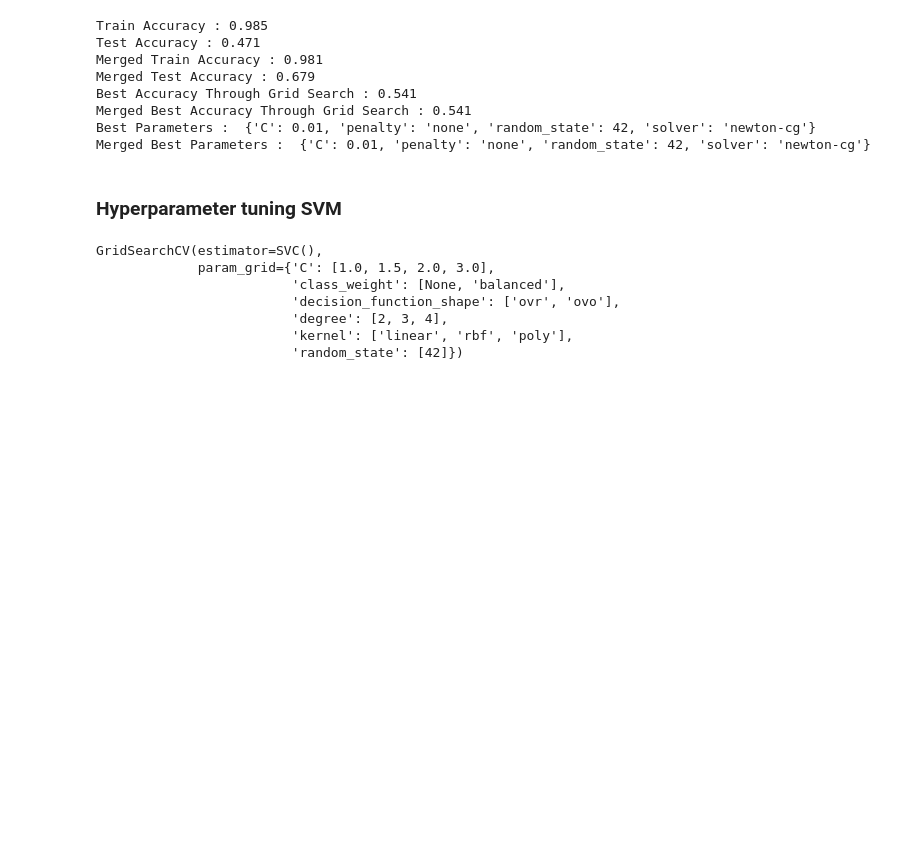
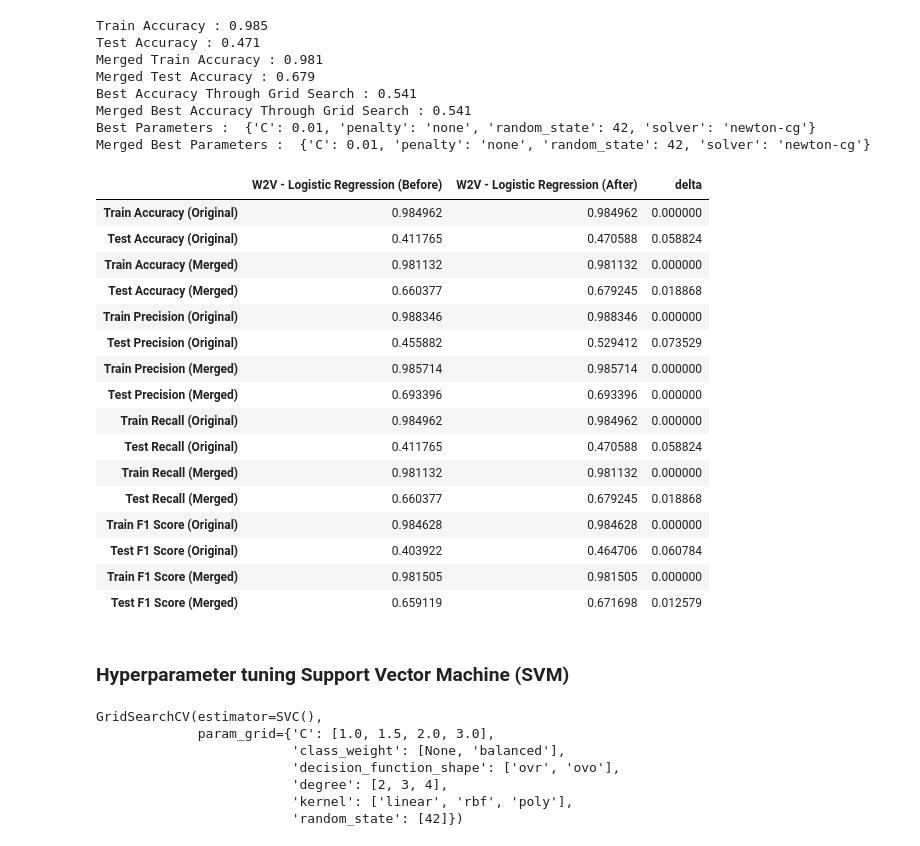
Before and after one commit to tobiasmj97/M3_Semester_Project, a Jupyter notebook: da_chatbot.ipynb, the cells around one changed output. Drawn from its saved outputs; the diff is of its cells as text; code cells hidden in the pictures; blank space fills up the shorter version.

```diff
--- a/da_chatbot.ipynb
+++ b/da_chatbot.ipynb
@@ -1374,7 +1936,7 @@ model_tfidf_rf = make_pipeline(tfidf, rf)
 model_tfidf_rf.fit(X_train, y_train)
 
 # Fitting the TF-IDF and Random Forest model on the merged training set
-model_tfidf_rf.fit(X_train_merged, y_train_merged)
+model_tfidf_rf_merged.fit(X_train_merged, y_train_merged)
 # %% [output]
 Pipeline(steps=[('tfidfvectorizer', TfidfVectorizer()),
                 ('randomforestclassifier', RandomForestClassifier())])
@@ -1517,7 +2135,7 @@ result.to_clipboard()
 ### Hyperparameter tuning Logistic Regression
 # %%
 # Hyperparameters to tune for Logistic Regression
-params_lr = {
+params_w2v_lr = {
     'penalty': ['l1', 'l2', 'elasticnet', 'none'],      # Regularization penalty (norm used in the penalization)
     'C': [0.01, 0.1, 0.3, 0.5, 1.0],                    # Inverse of regularization strength; smaller values specify stronger regularization
     'solver': ['lbfgs', 'newton-cg', 'sag', 'saga'],    # Optimization algorithms for logistic regression
@@ -1525,10 +2143,10 @@ params_lr = {
 }
 # %%
 # GridSearchCV instantiation for hyperparameter tuning on the original dataset
-model_w2v_lr_grid = GridSearchCV(estimator=model_w2v_lr, param_grid=params_lr)
+model_w2v_lr_grid = GridSearchCV(estimator=model_w2v_lr, param_grid=params_w2v_lr)
 
 # GridSearchCV instantiation for hyperparameter tuning on the merged dataset
-model_w2v_lr_grid_merged = GridSearchCV(estimator=model_w2v_lr, param_grid=params_lr)
+model_w2v_lr_grid_merged = GridSearchCV(estimator=model_w2v_lr_merged, param_grid=params_w2v_lr)
 # %%
 # Fitting the GridSearchCV for hyperparameter tuning on the original training set using Logistic Regression
 model_w2v_lr_grid.fit(X_train_W2V, y_train)
@@ -1573,11 +2191,11 @@ Merged Best Accuracy Through Grid Search : 0.541
 Best Parameters :  {'C': 0.01, 'penalty': 'none', 'random_state': 42, 'solver': 'newton-cg'}
 Merged Best Parameters :  {'C': 0.01, 'penalty': 'none', 'random_state': 42, 'solver': 'newton-cg'}
 # %%
-model_w2v_lg_tuning_scores = {
+model_w2v_lr_tuning_scores = {
     'Train Accuracy (Original)': model_w2v_lr_grid.best_estimator_.score(X_train_W2V, y_train),
     'Test Accuracy (Original)': model_w2v_lr_grid.best_estimator_.score(X_test_W2V, y_test),
     'Train Accuracy (Merged)': model_w2v_lr_grid_merged.best_estimator_.score(X_train_merged_W2V, y_train_merged),
-    'Test Accuracy (Merged)': model_w2v_lr_grid_merged.best_estimator_.score(X_test_merged_W2V, y_pred_test_merged),
+    'Test Accuracy (Merged)': model_w2v_lr_grid_merged.best_estimator_.score(X_test_merged_W2V, y_test_merged),
 
     'Train Precision (Original)': precision_score(y_train, model_w2v_lr_grid.best_estimator_.predict(X_train_W2V), average='weighted'),
     'Test Precision (Original)': precision_score(y_test, model_w2v_lr_grid.best_estimator_.predict(X_test_W2V), average='weighted'),
@@ -1594,7 +2212,33 @@ model_w2v_lg_tuning_scores = {
     'Train F1 Score (Merged)': f1_score(y_train_merged, model_w2v_lr_grid_merged.best_estimator_.predict(X_train_merged_W2V), average='weighted'),
     'Test F1 Score (Merged)': f1_score(y_test_merged, model_w2v_lr_grid_merged.best_estimator_.predict(X_test_merged_W2V), average='weighted')
 }
+# %%
+w2v_lr = pd.DataFrame(model_w2v_lr_scores, index=['W2V - Logistic Regression (Before)'])
+w2v_lr_tuning = pd.DataFrame(model_w2v_lr_tuning_scores, index=['W2V - Logistic Regression (After)'])
+
+w2v_lr_result = pd.concat([w2v_lr, w2v_lr_tuning]).T
+w2v_lr_result['delta'] = w2v_lr_result['W2V - Logistic Regression (After)'] - w2v_lr_result['W2V - Logistic Regression (Before)']
+
+w2v_lr_result
+# %% [output]
+|  | W2V - Logistic Regression (Before) | W2V - Logistic Regression (After) | delta |
+| Train Accuracy (Original) | 0.984962 | 0.984962 | 0.000000 |
+| Test Accuracy (Original) | 0.411765 | 0.470588 | 0.058824 |
+| Train Accuracy (Merged) | 0.981132 | 0.981132 | 0.000000 |
+| Test Accuracy (Merged) | 0.660377 | 0.679245 | 0.018868 |
+| Train Precision (Original) | 0.988346 | 0.988346 | 0.000000 |
+| Test Precision (Original) | 0.455882 | 0.529412 | 0.073529 |
+| Train Precision (Merged) | 0.985714 | 0.985714 | 0.000000 |
+| Test Precision (Merged) | 0.693396 | 0.693396 | 0.000000 |
+| Train Recall (Original) | 0.984962 | 0.984962 | 0.000000 |
+| Test Recall (Original) | 0.411765 | 0.470588 | 0.058824 |
+| Train Recall (Merged) | 0.981132 | 0.981132 | 0.000000 |
+| Test Recall (Merged) | 0.660377 | 0.679245 | 0.018868 |
+| Train F1 Score (Original) | 0.984628 | 0.984628 | 0.000000 |
+| Test F1 Score (Original) | 0.403922 | 0.464706 | 0.060784 |
+| Train F1 Score (Merged) | 0.981505 | 0.981505 | 0.000000 |
+| Test F1 Score (Merged) | 0.659119 | 0.671698 | 0.012579 |
 # %% [markdown]
-### Hyperparameter tuning SVM
+### Hyperparameter tuning Support Vector Machine (SVM)
 # %%
 # Hyperparameters to tune for Support Vector Machine (SVM)
```
Also changed, not shown: parts of 145 cells of this notebook.
